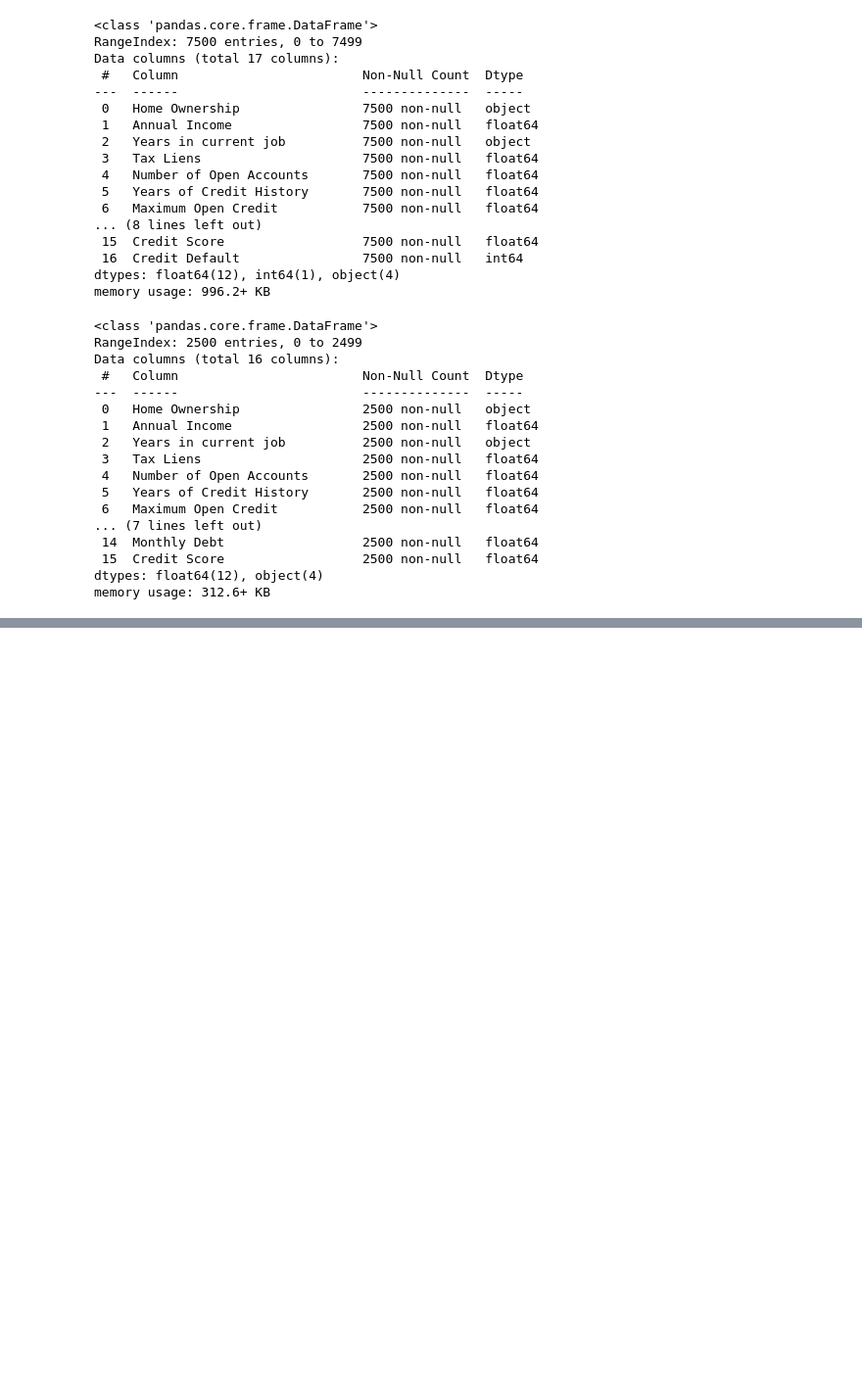
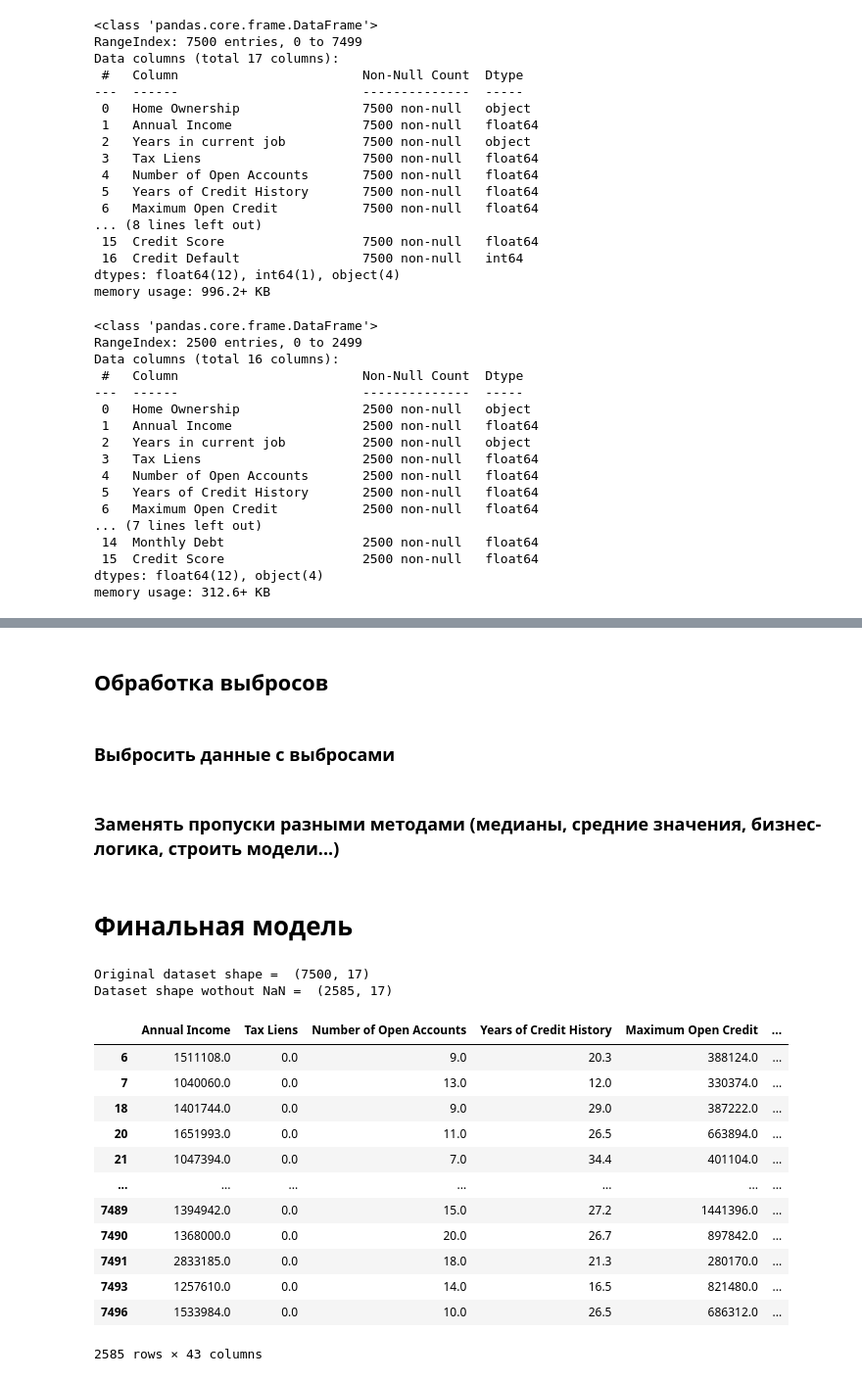
Before and after one commit to AndreiBazhenau/gb, a Jupyter notebook: ds_libs2/AKalinichenko_solution.ipynb, the cells around one changed output, grey strips where cells are left out. Shown at 98% size. Saved outputs shown, nothing was run; the diff lists cells and outputs as text; code cells hidden in the pictures; blank space fills up the shorter version.

```diff
--- a/ds_libs2/AKalinichenko_solution.ipynb
+++ b/ds_libs2/AKalinichenko_solution.ipynb
@@ -421,9 +679,0 @@ SELECTED_FEATURE_NAMES = NUM_FEATURE_NAMES + CAT_FEATURE_NAMES #+ NEW_FEATURE_NA
-# %%
-X = df_train[SELECTED_FEATURE_NAMES]
-y = df_train[TARGET_NAME]
-
-X_train, X_test, y_train, y_test = train_test_split(X, y,
-                                                    shuffle=True,
-                                                    test_size=0.3,
-                                                    random_state=21,
-                                                    stratify=y)
@@ -505,0 +916,34 @@ Private | Public
+# %% [markdown]
+## Обработка выбросов
+# %% [markdown]
+### Выбросить данные с выбросами
+# %% [markdown]
+### Заменять пропуски разными методами (медианы, средние значения, бизнес-логика, строить модели...)
+# %% [markdown]
+# Финальная модель
+# %%
+df_train = pd.read_csv(TRAIN_DATASET_PATH)
+df_test = pd.read_csv(TEST_DATASET_PATH)
+print('Original dataset shape = ', df_train.shape)
+
+df_train.dropna(axis='index', inplace=True)
+print('Dataset shape wothout NaN = ', df_train.shape)
+# %% [output]
+Original dataset shape =  (7500, 17)
+Dataset shape wothout NaN =  (2585, 17)
+# %%
+X
+# %% [output]
+|  | Annual Income | Tax Liens | Number of Open Accounts | Years of Credit History | Maximum Open Credit | ... |
+| 6 | 1511108.0 | 0.0 | 9.0 | 20.3 | 388124.0 | ... |
+| 7 | 1040060.0 | 0.0 | 13.0 | 12.0 | 330374.0 | ... |
+| 18 | 1401744.0 | 0.0 | 9.0 | 29.0 | 387222.0 | ... |
+| 20 | 1651993.0 | 0.0 | 11.0 | 26.5 | 663894.0 | ... |
+| 21 | 1047394.0 | 0.0 | 7.0 | 34.4 | 401104.0 | ... |
+| ... | ... | ... | ... | ... | ... | ... |
+| 7489 | 1394942.0 | 0.0 | 15.0 | 27.2 | 1441396.0 | ... |
+| 7490 | 1368000.0 | 0.0 | 20.0 | 26.7 | 897842.0 | ... |
+| 7491 | 2833185.0 | 0.0 | 18.0 | 21.3 | 280170.0 | ... |
+| 7493 | 1257610.0 | 0.0 | 14.0 | 16.5 | 821480.0 | ... |
+| 7496 | 1533984.0 | 0.0 | 10.0 | 26.5 | 686312.0 | ... |
+2585 rows × 43 columns
```
Also changed, not shown: parts of 79 cells of this notebook, 6 other files.
